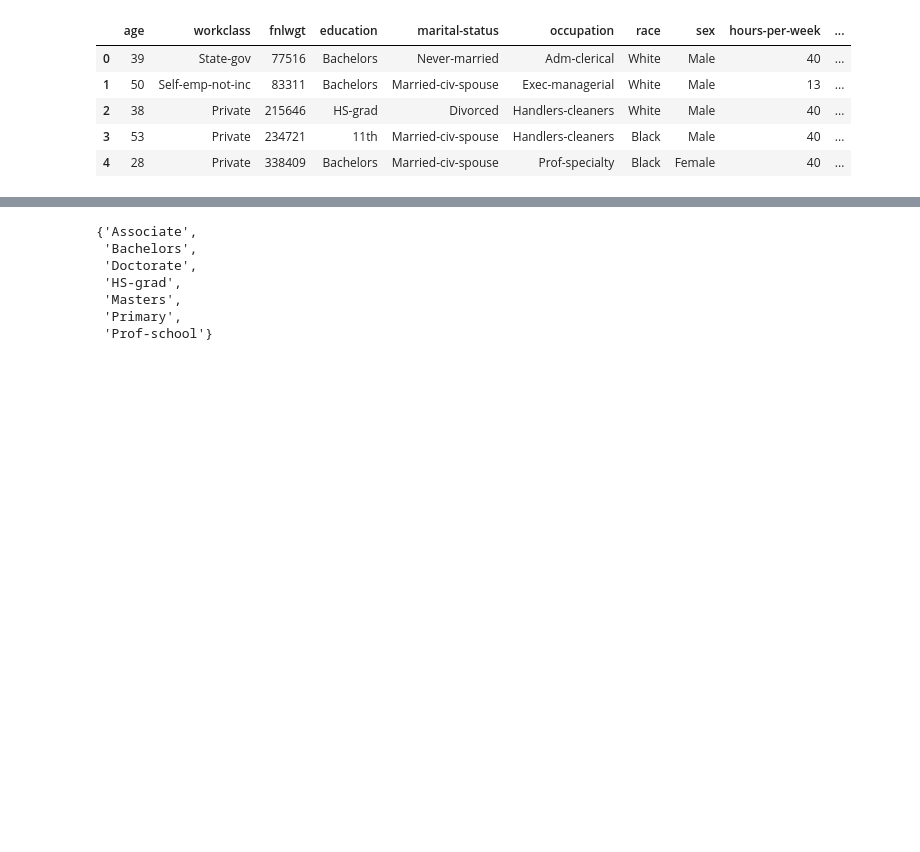
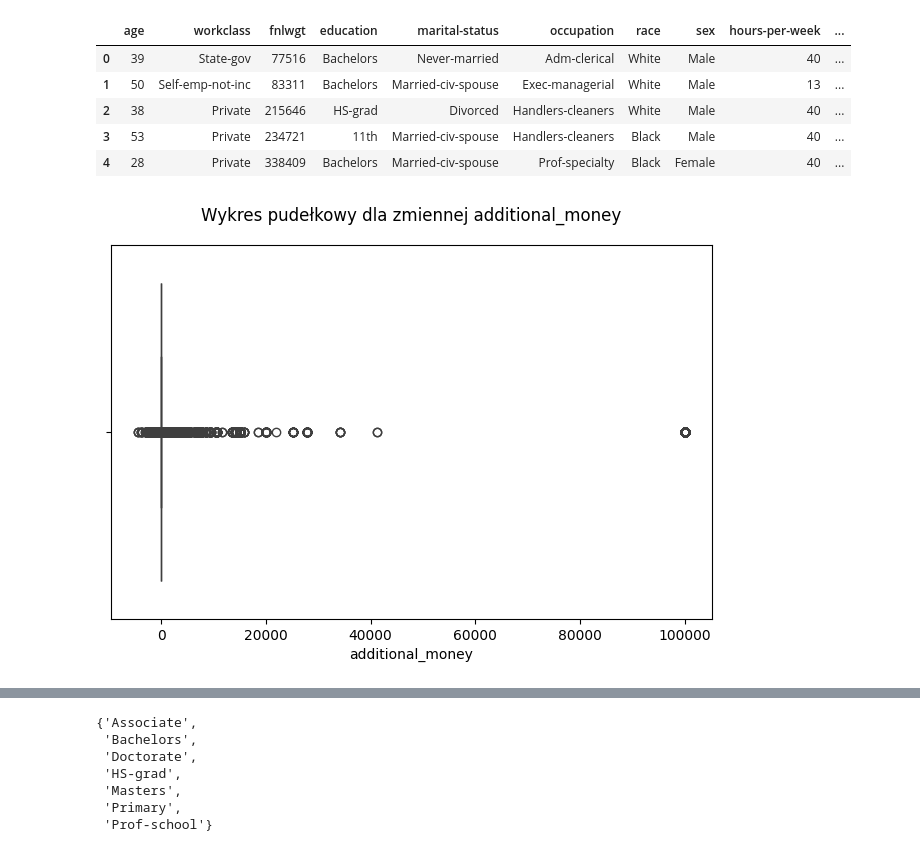
Before and after one commit to dsuszek/pjatk-pum, a Jupyter notebook: FinalProject/Raport_koncowy_s23396_s23632.ipynb, the cells around one changed output, grey strips where cells are left out. Cells and saved outputs as stored; diff of their text form; code cells hidden in the pictures; blank space fills up the shorter version.

```diff
--- a/FinalProject/Raport_koncowy_s23396_s23632.ipynb
+++ b/FinalProject/Raport_koncowy_s23396_s23632.ipynb
@@ -120,3 +102,11 @@ incomes.head()
 | 2 | 38 | Private | 215646 | HS-grad | Divorced | Handlers-cleaners | White | Male | 40 | ... |
 | 3 | 53 | Private | 234721 | 11th | Married-civ-spouse | Handlers-cleaners | Black | Male | 40 | ... |
 | 4 | 28 | Private | 338409 | Bachelors | Married-civ-spouse | Prof-specialty | Black | Female | 40 | ... |
+# %%
+sns.boxplot(x=incomes['additional_money'])
+
+plt.suptitle('Wykres pudełkowy dla zmiennej additional_money')
+plt.tight_layout()
+plt.show()
+# %% [output]
+[figure, added]
```
Also changed, not shown: parts of 28 cells of this notebook, 6 other files.
